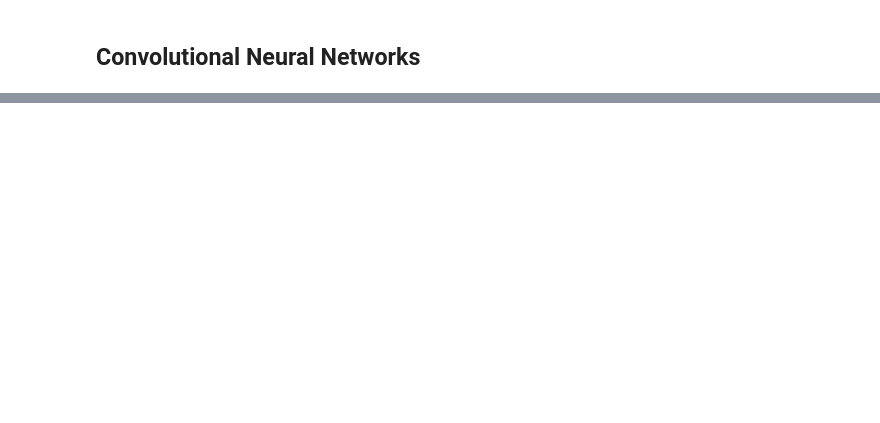
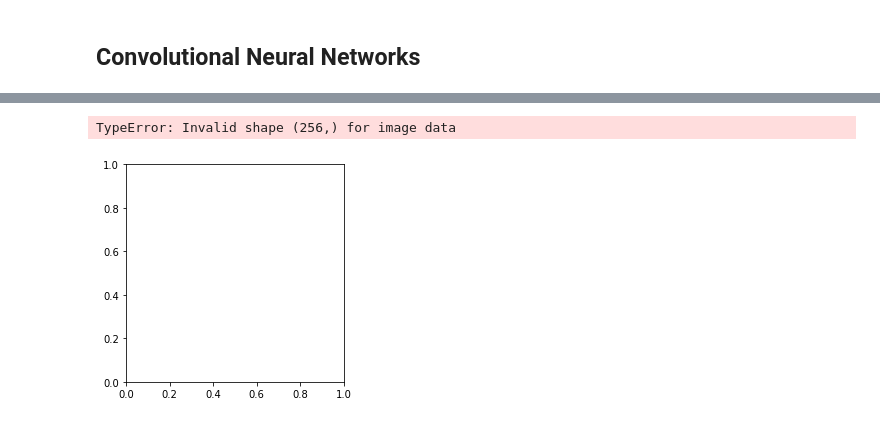
Before and after one commit to AntonioDelleCanne/101_computer_vision, a Jupyter notebook: cnn.ipynb, the cells around one changed output, grey strips where cells are left out. Cells and saved outputs as stored; diff of their text form; code cells hidden in the pictures; blank space fills up the shorter version.

```diff
--- a/cnn.ipynb
+++ b/cnn.ipynb
@@ -53,0 +40,5 @@ interactive(children=(IntSlider(value=127, description='thr', max=255), Dropdown
+# %%
+plt.imshow(np.squeeze(model(image)['2'].detach().numpy()))
+# %% [output]
+TypeError: Invalid shape (256,) for image data
+[figure, added]
```
Also changed, not shown: parts of 8 cells of this notebook, 3 other files.
